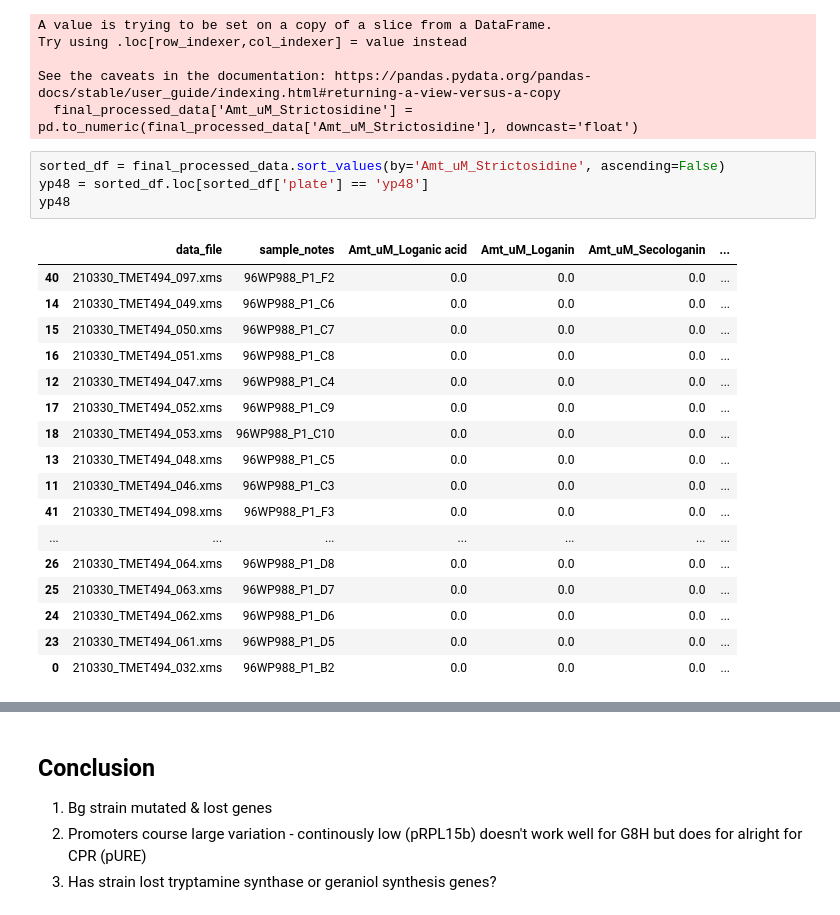
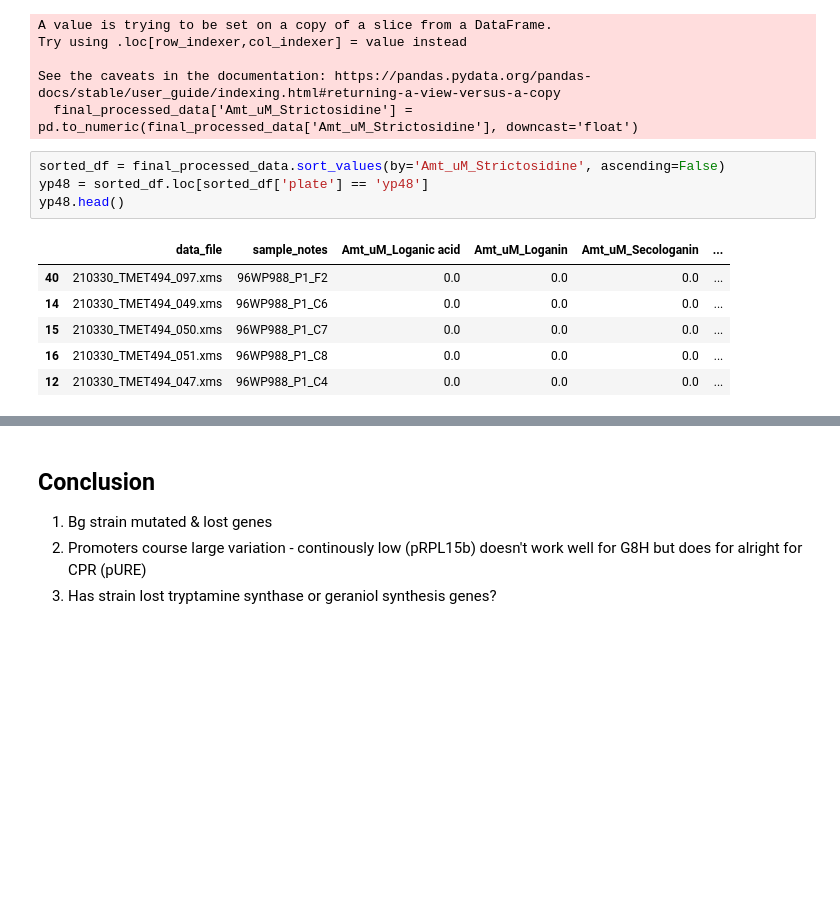
Before and after one commit to hiyama341/ConStrain, a Jupyter notebook: notebooks/5-TEST-Library_Characterization.ipynb, the cells around one changed output, grey strips where cells are left out. Saved outputs shown, nothing was run; the diff lists cells and outputs as text; blank space fills up the shorter version.

```diff
--- a/notebooks/5-TEST-Library_Characterization.ipynb
+++ b/notebooks/5-TEST-Library_Characterization.ipynb
@@ -324,24 +324,13 @@ See the caveats in the documentation: https://pandas.pydata.org/pandas-docs/stab
 # %%
 sorted_df = final_processed_data.sort_values(by='Amt_uM_Strictosidine', ascending=False)
 yp48 = sorted_df.loc[sorted_df['plate'] == 'yp48']
-yp48
+yp48.head()
 # %% [output]
 |  | data_file | sample_notes | Amt_uM_Loganic acid | Amt_uM_Loganin | Amt_uM_Secologanin | ... |
 | 40 | 210330_TMET494_097.xms | 96WP988_P1_F2 | 0.0 | 0.0 | 0.0 | ... |
 | 14 | 210330_TMET494_049.xms | 96WP988_P1_C6 | 0.0 | 0.0 | 0.0 | ... |
 | 15 | 210330_TMET494_050.xms | 96WP988_P1_C7 | 0.0 | 0.0 | 0.0 | ... |
 | 16 | 210330_TMET494_051.xms | 96WP988_P1_C8 | 0.0 | 0.0 | 0.0 | ... |
 | 12 | 210330_TMET494_047.xms | 96WP988_P1_C4 | 0.0 | 0.0 | 0.0 | ... |
-| 17 | 210330_TMET494_052.xms | 96WP988_P1_C9 | 0.0 | 0.0 | 0.0 | ... |
-| 18 | 210330_TMET494_053.xms | 96WP988_P1_C10 | 0.0 | 0.0 | 0.0 | ... |
-| 13 | 210330_TMET494_048.xms | 96WP988_P1_C5 | 0.0 | 0.0 | 0.0 | ... |
-| 11 | 210330_TMET494_046.xms | 96WP988_P1_C3 | 0.0 | 0.0 | 0.0 | ... |
-| 41 | 210330_TMET494_098.xms | 96WP988_P1_F3 | 0.0 | 0.0 | 0.0 | ... |
-| ... | ... | ... | ... | ... | ... | ... |
-| 26 | 210330_TMET494_064.xms | 96WP988_P1_D8 | 0.0 | 0.0 | 0.0 | ... |
-| 25 | 210330_TMET494_063.xms | 96WP988_P1_D7 | 0.0 | 0.0 | 0.0 | ... |
-| 24 | 210330_TMET494_062.xms | 96WP988_P1_D6 | 0.0 | 0.0 | 0.0 | ... |
-| 23 | 210330_TMET494_061.xms | 96WP988_P1_D5 | 0.0 | 0.0 | 0.0 | ... |
-| 0 | 210330_TMET494_032.xms | 96WP988_P1_B2 | 0.0 | 0.0 | 0.0 | ... |
 # %%
 yp49 = sorted_df.loc[sorted_df['plate'] == 'yp49']
```
Also changed, not shown: parts of 63 cells of this notebook, 11 other files.
